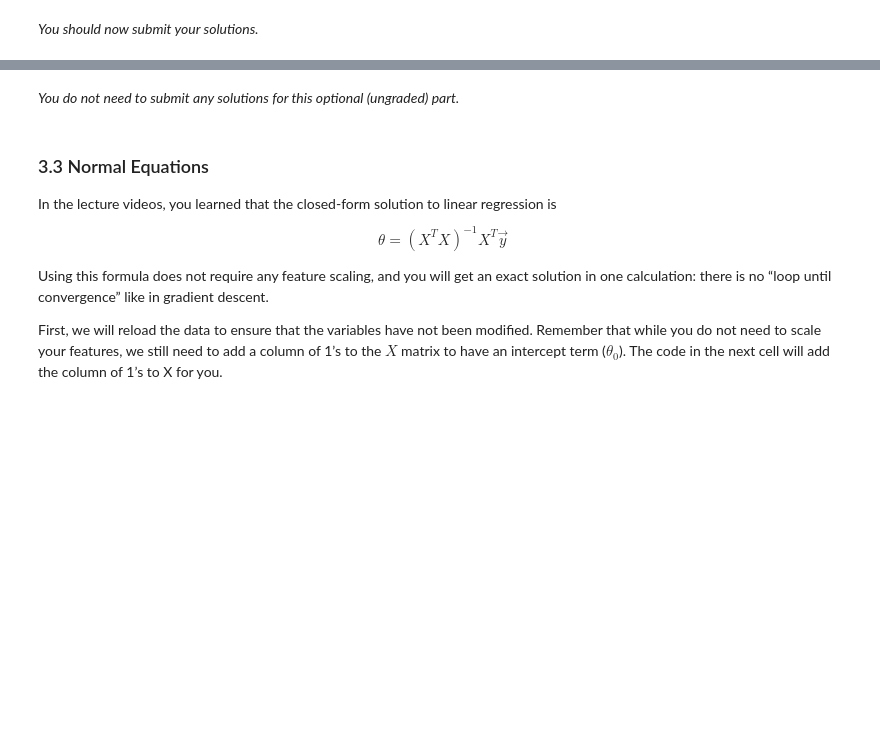
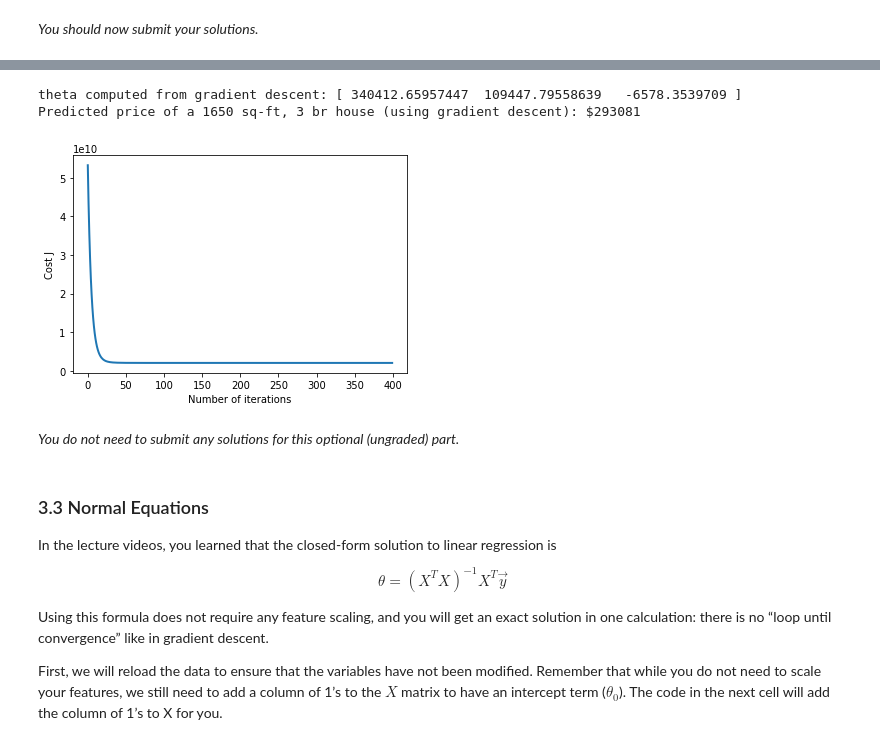
Before and after one commit to arinamomajjed/ml-stanford-python-solutions, a Jupyter notebook: Exercise1/exercise1.ipynb, the cells around one changed output, grey strips where cells are left out. Cells and saved outputs as stored; diff of their text form; code cells hidden in the pictures; blank space fills up the shorter version.

```diff
--- a/Exercise1/exercise1.ipynb
+++ b/Exercise1/exercise1.ipynb
@@ -434,7 +433,6 @@ def gradientDescent(X, y, theta, alpha, num_iters):
     J_history = [] # Use a python list to save cost in every iteration
 
     for i in range(num_iters):
-        theta_saved = theta
         # ==================== YOUR CODE HERE =================================
         theta = theta - alpha * (np.dot(X, theta) - y).dot(X) / m
         # =====================================================================
@@ -643,10 +657,14 @@ def  featureNormalize(X):
     X_norm = X.copy()
     mu = np.zeros(X.shape[1])
     sigma = np.zeros(X.shape[1])
-
     # =========================== YOUR CODE HERE =====================
-
-
+    for i in range(X.shape[1]):
+        mu[i] = np.mean(X[:, i])
+        sigma[i] = np.std(X[:, i])
+        X_norm[:, i] = (X_norm[:, i] - mu[i]) / sigma[i]
+    # Or alternatively, using broadcasting:
+    #   mu, sigma = np.mean(X, axis = 0), np.std(X, axis = 0)
+    #   X_norm = (X_norm - mu) / sigma
     # ================================================================
     return X_norm, mu, sigma
 # %% [markdown]
@@ -730,8 +766,9 @@ def computeCostMulti(X, y, theta):
     J = 0
 
     # ======================= YOUR CODE HERE ===========================
-
-
+    for i in range(m):
+        J += (X[i].dot(theta) - y[i])**2
+    J /= 2 * m
     # ==================================================================
     return J
 # %% [markdown]
@@ -789,8 +841,7 @@ def gradientDescentMulti(X, y, theta, alpha, num_iters):
 
     for i in range(num_iters):
         # ======================= YOUR CODE HERE ==========================
-
-
+        theta = theta - alpha * (np.dot(X, theta) - y).dot(X) / m
         # =================================================================
 
         # save the cost J in every iteration
@@ -848,36 +914,40 @@ alpha and see which one gives you the best result.
 Finally, you should complete the code at the end to predict the price
 of a 1650 sq-ft, 3 br house.
 
 Hint
 ----
 At prediction, make sure you do the same feature normalization.
 """
 # Choose some alpha value - change this
 alpha = 0.1
 num_iters = 400
 
 # init theta and run gradient descent
 theta = np.zeros(3)
 theta, J_history = gradientDescentMulti(X, y, theta, alpha, num_iters)
 
 # Plot the convergence graph
 pyplot.plot(np.arange(len(J_history)), J_history, lw=2)
 pyplot.xlabel('Number of iterations')
 pyplot.ylabel('Cost J')
 
 # Display the gradient descent's result
 print('theta computed from gradient descent: {:s}'.format(str(theta)))
 
 # Estimate the price of a 1650 sq-ft, 3 br house
 # ======================= YOUR CODE HERE ===========================
 # Recall that the first column of X is all-ones.
 # Thus, it does not need to be normalized.
-
-price = 0   # You should change this
-
+X_point = [1, 1650, 3]
+X_point[1:] = (X_point[1:] - mu) / sigma
+price = np.dot(X_point, theta)   # You should change this
 # ===================================================================
 
 print('Predicted price of a 1650 sq-ft, 3 br house (using gradient descent): ${:.0f}'.format(price))
+# %% [output]
+theta computed from gradient descent: [ 340412.65957447  109447.79558639   -6578.3539709 ]
+Predicted price of a 1650 sq-ft, 3 br house (using gradient descent): $293081
+[figure, added]
 # %% [markdown]
 *You do not need to submit any solutions for this optional (ungraded) part.*
 # %% [markdown]
```
Also changed, not shown: parts of 10 cells of this notebook, 1 other file.
